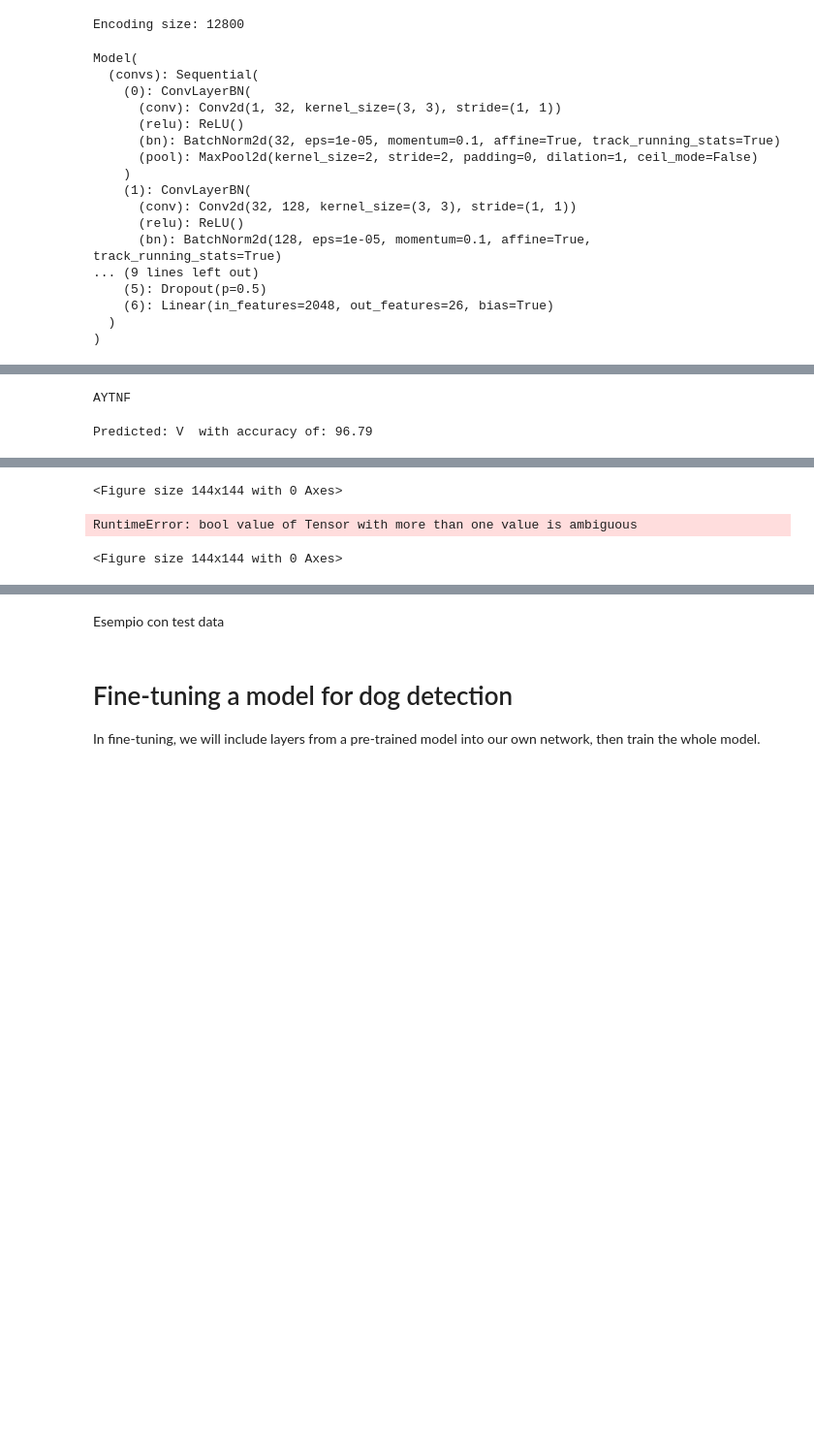
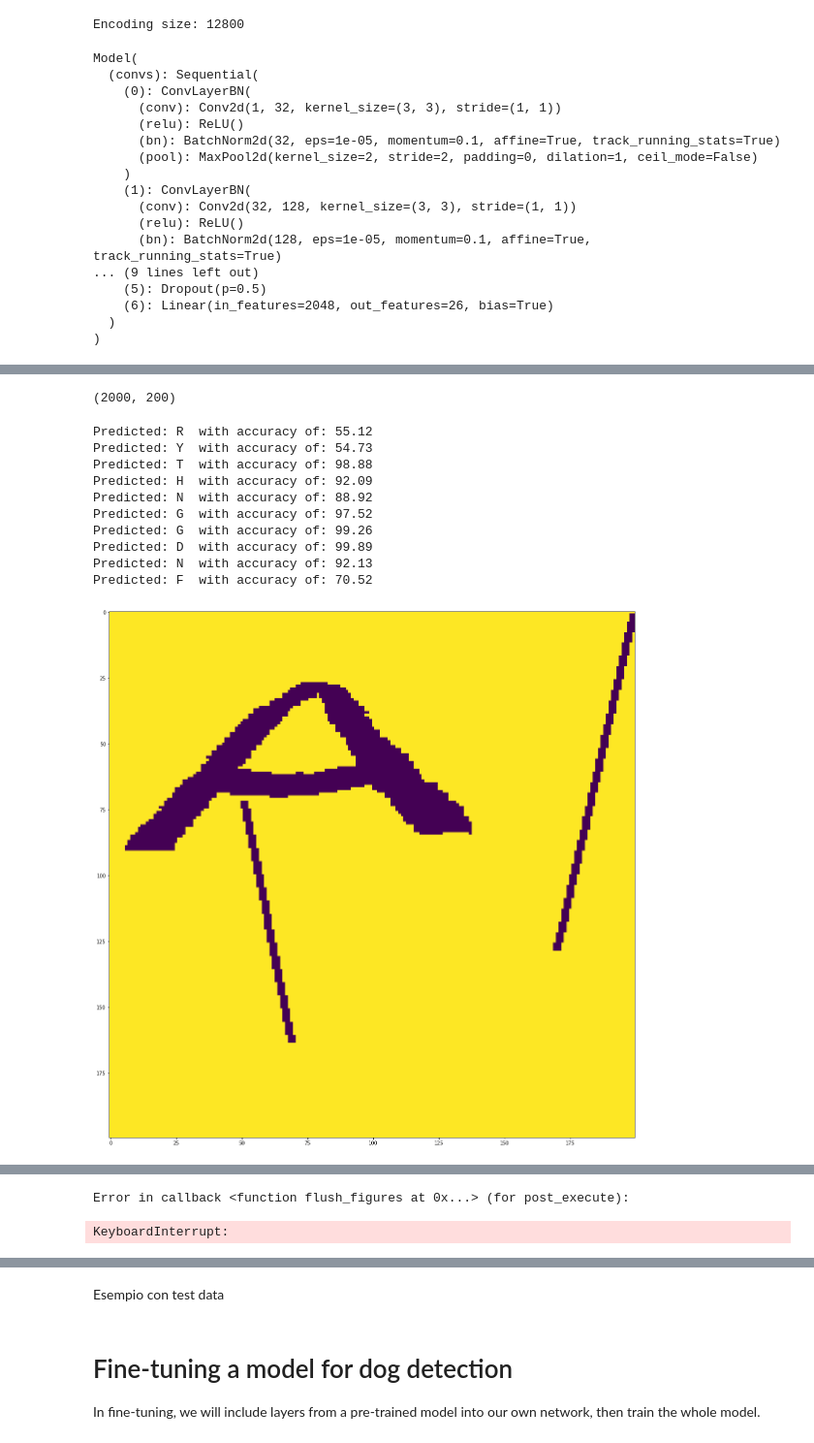
Before and after one commit to franzqat/Captcha-Creator, a Jupyter notebook: Num_classification.ipynb, the cells around one changed output, grey strips where cells are left out. Shown at 97% size. Drawn from its saved outputs; the diff is of its cells as text; code cells hidden in the pictures; blank space fills up the shorter version.

Commit message:
update num_classification
aggiunta checkpoint
aggiunto model.cuda()
aggiunto test variabile

```diff
--- a/Num_classification.ipynb
+++ b/Num_classification.ipynb
@@ -175,8 +111,3 @@ class Model(nn.Module):
         x = x.view(x.size(0), -1)
         x = self.fcs(x)
         return x
-# %%
-# Create model
-model = Model()
-model = model.to(dev);
-print(model)
@@ -234,0 +156,5 @@ save_every = 2
+# %%
+# Load checkpoint
+start_epoch = 0
+checkpoint = f"checkpoint-{start_epoch}.pth"
+use_checkpoint = False
@@ -235,4 +178,8 @@ save_every = 2
 # %%
+# options
+num_epochs = 30
+save_every = 1
+
 # Initialize training history
 
 loss_history = {'train': [], 'val': [], 'test': []}
@@ -300,17 +247,9 @@ for epoch in range(num_epochs):
         best_val_accuracy = avg_val_accuracy
         test_accuracy_at_best_val = avg_test_accuracy
 
-"""  # Checkpoint
+    # Save checkpoint
     if epoch % save_every == 0:
-        # Prepare generator state
-        g_state_dict = g_net.state_dict()
-        for k,v in g_state_dict.items():
-            g_state_dict[k] = v.cpu()
-        # Prepare generator state
-        d_state_dict = d_net.state_dict()
-        for k,v in d_state_dict.items():
-            d_state_dict[k] = v.cpu()
-        # Save checkpoint
-        checkpoint_data = {"g_state_dict": g_state_dict, "d_state_dict": d_state_dict}
-        torch.save(checkpoint_data, f"checkpoint-{epoch}.pth")
-       """
+        state_dict = model.state_dict()
+        for k,v in state_dict.items():
+            state_dict[k] = v.cpu() #conversione CUDA - CPU
+        torch.save(state_dict, f"checkpoint-{epoch}.pth").
@@ -487,43 +356,51 @@ sporca("./CaptchaTest/")
 # %%
 #############################################
-# %%
-print()
-# %% [output]
-AYTNF
+# %%
+img.size
+# %% [output]
+(2000, 200)
 # %%
 # Define root directory
 prova_dir = "./CaptchaTest/"
 
-img = Image.open(os.path.join(prova_dir,"VXSIM3.png"))
+img = Image.open(os.path.join(prova_dir,"AYTHNGGDNF498.png"))
 
-
+width, _ = img.size
 
 label = ""
 
+num_lett = int(width/200)
 
-for i in range(0,5):
+for i in range(0,num_lett):
     plt.figure(figsize=(2, 2)) #deve stare dentro per plottare le tre immmagini
-    img = Image.open(os.path.join(prova_dir,"VXSIM3.png"))
+    img = Image.open(os.path.join(prova_dir,"AYTHNGGDNF498.png"))
     img = img.convert('1')
     #crop ogni 200px 5 volte
     #0,0 200,200 - 200,0 400,200 - 400,0 600, 200
     current_box = img.crop((200*i,0,200*(i+1),200))
 
     input = transform(current_box)
     plt.imshow(current_box)
     # Predict class
     model.eval()
     with torch.no_grad():
         output = model(input.unsqueeze(0).to(dev))
     accuracy = output.softmax(1).max(1)
-    #[print("{:.2f}".format(d)) for d in output.softmax(1)]
-    #print(output.softmax(1)*100)
-    print(accuracy)
     accuracy = accuracy[0].item()*100
     _,pred = output.max(1)
     pred = pred.item()
     print(f"Predicted: {class_names[pred]}  with accuracy of: {'%.2f'%(accuracy)}")
     #print("secondo", f"{'%.2f'%(secondo)}")
     #plt.show(input)
 # %% [output]
-Predicted: V  with accuracy of: 96.79
+Predicted: R  with accuracy of: 55.12
+Predicted: Y  with accuracy of: 54.73
+Predicted: T  with accuracy of: 98.88
+Predicted: H  with accuracy of: 92.09
+Predicted: N  with accuracy of: 88.92
+Predicted: G  with accuracy of: 97.52
+Predicted: G  with accuracy of: 99.26
+Predicted: D  with accuracy of: 99.89
+Predicted: N  with accuracy of: 92.13
+Predicted: F  with accuracy of: 70.52
+[figure, added]
@@ -530,6 +410,5 @@ Predicted: V  with accuracy of: 96.79
-<Figure size 144x144 with 0 Axes>
+Error in callback <function flush_figures at 0x...> (for post_execute):
-RuntimeError: bool value of Tensor with more than one value is ambiguous
+KeyboardInterrupt:
-<Figure size 144x144 with 0 Axes>
 # %%
 ## Fill with borders
 from PIL import ImageOps
```
Also changed, not shown: parts of 31 cells of this notebook, 1 other file.
